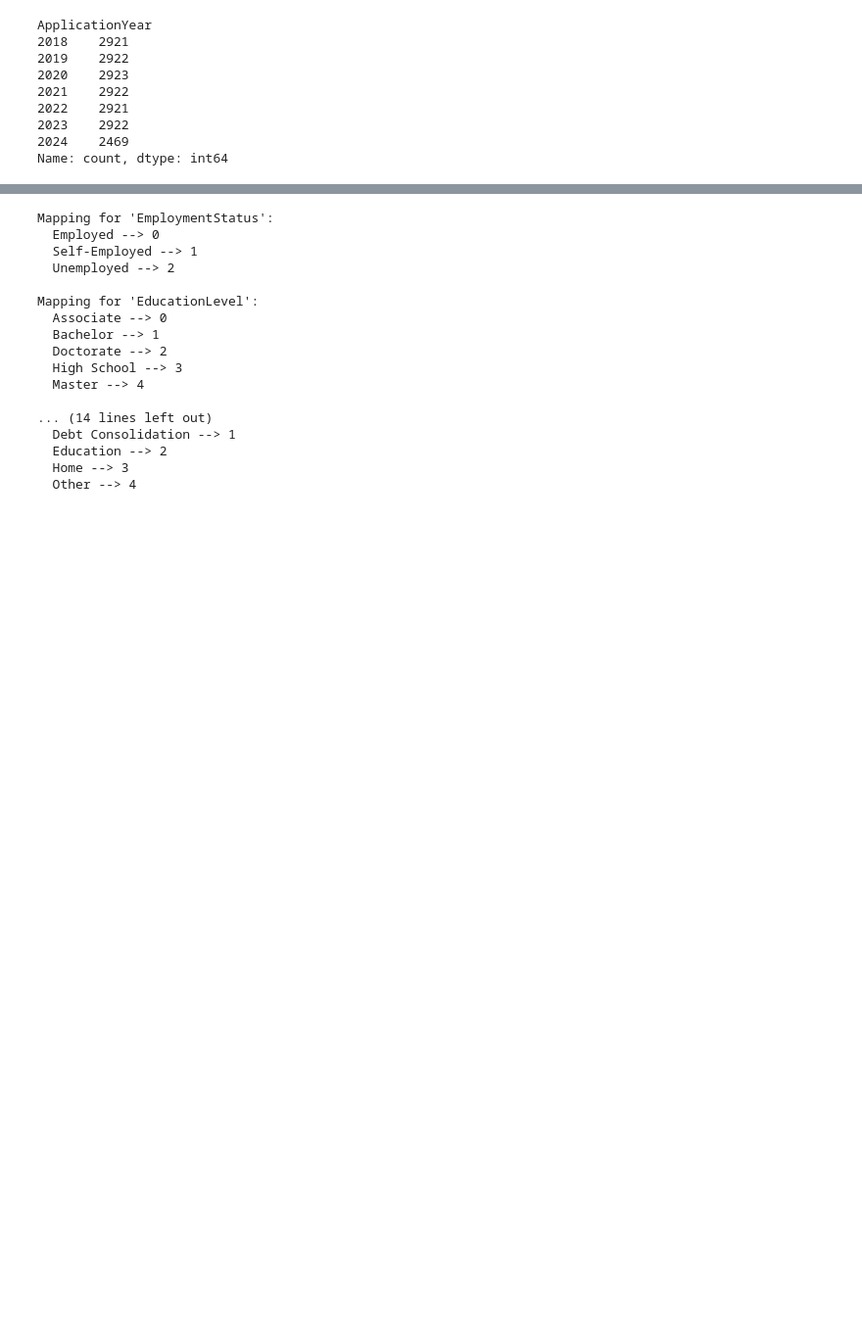
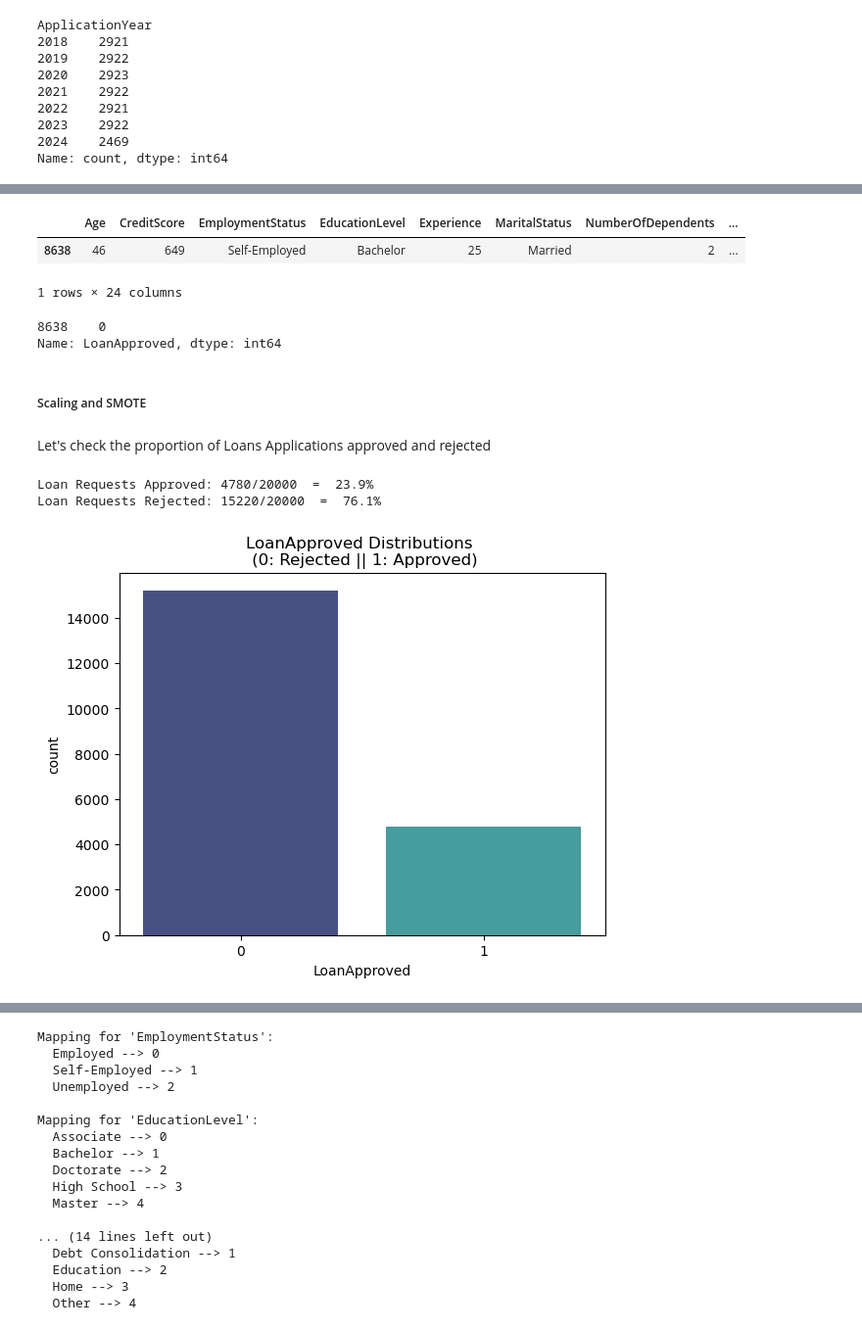
Before and after one commit to GauriR011/Financial-Risk-for-Loan-Approval, a Jupyter notebook: code.ipynb, the cells around one changed output, grey strips where cells are left out. Shown at 98% size. Drawn from its saved outputs; the diff is of its cells as text; code cells hidden in the pictures; blank space fills up the shorter version.

Commit message:
Encoding, Scaling, SMOTE and Correlation

```diff
--- a/code.ipynb
+++ b/code.ipynb
@@ -173,0 +214,3 @@ col2
+# %%
+# rounding to 3 decimal places
+df['UtilityBillsPaymentHistory'] = df['UtilityBillsPaymentHistory'].round(decimals=3)
@@ -227,0 +360,27 @@ print(selector.get_support())
+# %%
+X_train.head(1)
+# %% [output]
+|  | Age | CreditScore | EmploymentStatus | EducationLevel | Experience | MaritalStatus | NumberOfDependents | ... |
+| 8638 | 46 | 649 | Self-Employed | Bachelor | 25 | Married | 2 | ... |
+1 rows × 24 columns
+# %%
+y_train.head(1)
+# %% [output]
+8638    0
+Name: LoanApproved, dtype: int64
+# %% [markdown]
+##### Scaling and SMOTE
+# %% [markdown]
+Let's check the proportion of Loans Applications approved and rejected
+# %%
+print(f"Loan Requests Approved: {df[df['LoanApproved']==1].shape[0]}/{df.shape[0]}  =  {df[df['LoanApproved']==1].shape[0] / df.shape[0] * 100}%")
+print(f"Loan Requests Rejected: {df[df['LoanApproved']==0].shape[0]}/{df.shape[0]}  =  {df[df['LoanApproved']==0].shape[0] / df.shape[0] * 100}%")
+# %% [output]
+Loan Requests Approved: 4780/20000  =  23.9%
+Loan Requests Rejected: 15220/20000  =  76.1%
+# %%
+sns.countplot(data=df, x="LoanApproved", palette='mako')
+plt.title('LoanApproved Distributions \n (0: Rejected || 1: Approved)')
+plt.show()
+# %% [output]
+[figure, added]
```
Also changed, not shown: parts of 52 cells of this notebook.
